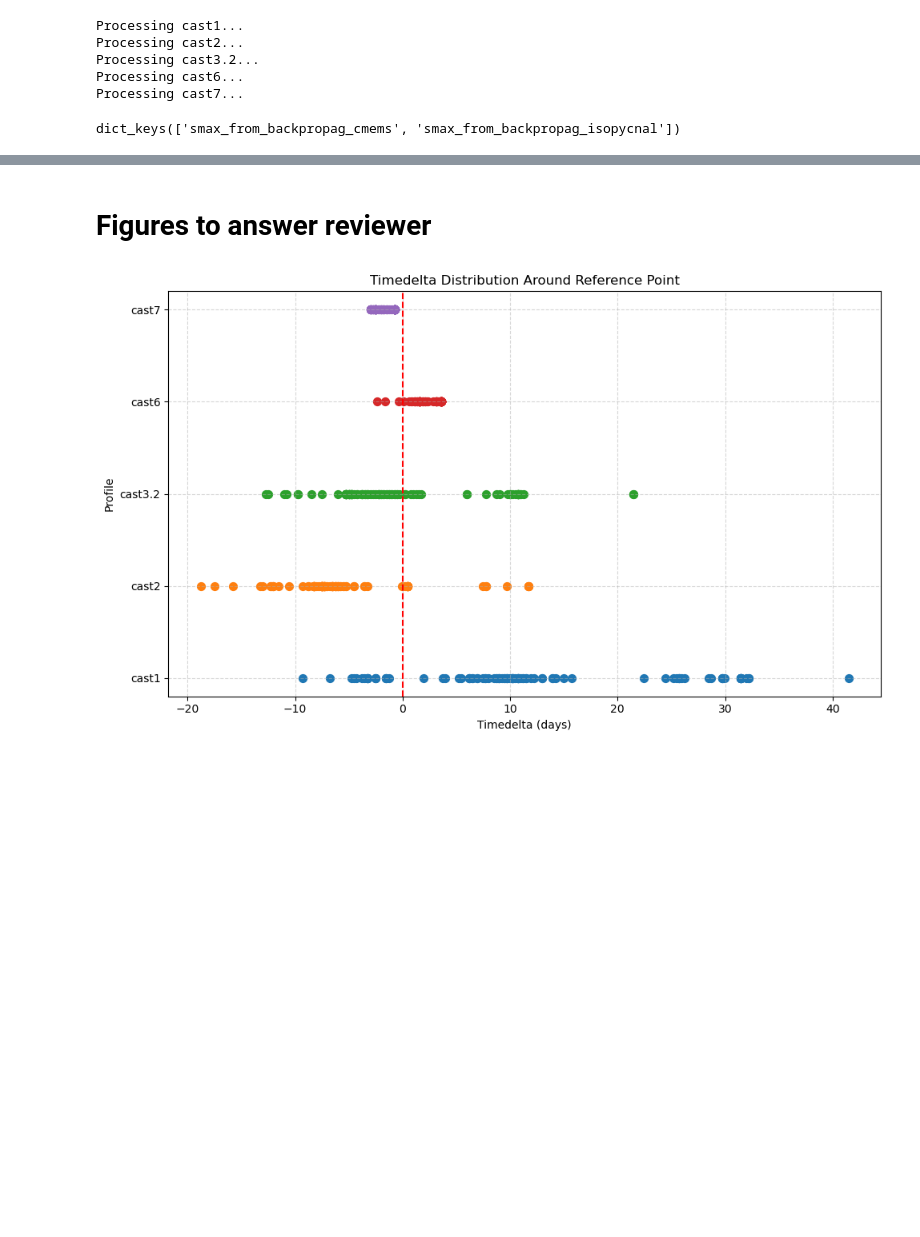
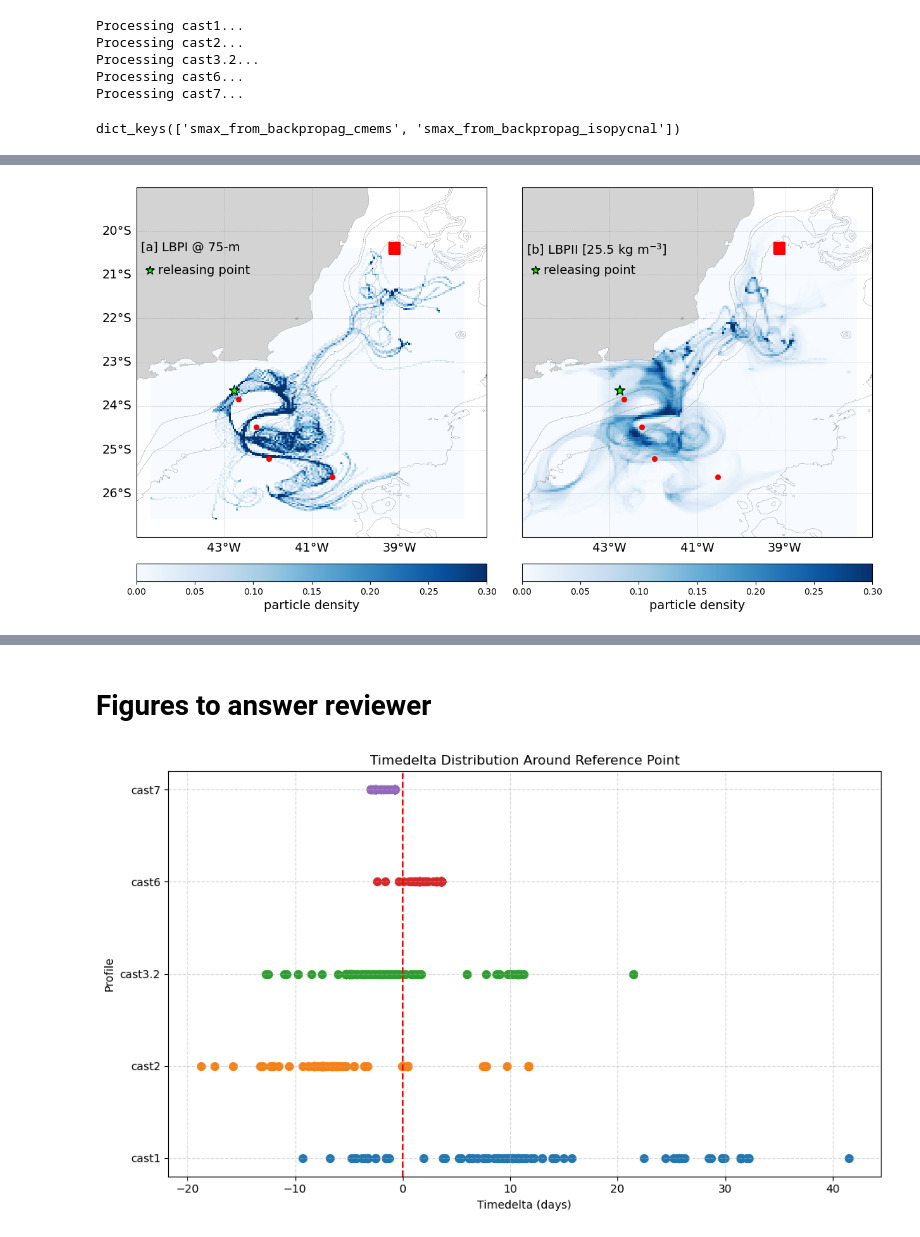
Before and after one commit to nilodna/smax_pathways, a Jupyter notebook: scripts/00_manuscript_lagrangian_analysis.ipynb, the cells around one changed output, grey strips where cells are left out. Drawn from its saved outputs; the diff is of its cells as text; code cells hidden in the pictures; blank space fills up the shorter version.

Commit message:
changing the lagrangian results to: (i) extent the domain northwards and (ii) comeback forward propagation analysis

```diff
--- a/scripts/00_manuscript_lagrangian_analysis.ipynb
+++ b/scripts/00_manuscript_lagrangian_analysis.ipynb
@@ -70,4 +57,18 @@ experiments.keys()
 # %% [output]
 dict_keys(['smax_from_backpropag_cmems', 'smax_from_backpropag_isopycnal'])
 # %%
-zoomed_extent= [-50, -37, -30, -21.5]
+zoomed_extent = [-50, -37, -30, -21.5]
+zoomed_extent = [-45, -37, -27, -19]
+
+bathy = xr.open_dataset('../data/gebco_updated.nc')
+# rename variables for a padronization
+bathy = bathy.rename({'elevation': 'depth'})
+bathy = bathy.where(bathy['depth'] < 0, drop=True)
+
+# regional selection (for both dataset loaded)
+lon_lower, lon_upper = zoomed_extent[0], zoomed_extent[1] #-50, -40
+lat_lower, lat_upper = zoomed_extent[2], zoomed_extent[3] #-29, -23
+
+# bathymetry
+bathy = bathy.sel(lon=slice(lon_lower, lon_upper),
+                lat=slice(lat_lower, lat_upper))
@@ -236,0 +75,72 @@ fig.patch.set_alpha(1.0)
+# %%
+fig,axes = subplots_structure(2, 1, (15,18), 2)
+# titles = ['[a] back propagation @ 50-m', '[b] Isopycnal surface advection [25.5]', '[b] east release @ 75-m' ,'[c] north release @ 75-m']
+titles = ['[a] LBPI @ 75-m', r'[b] LBPII [25.5 kg m$^{-3}$]']
+# titles = ['[a] LBPI', '[b] LBPII', '[c] LFPE', '[d] LFPN']
+maxvalues = [0.3, 0.3]
+
+cont = 0
+
+for key,ax in zip(experiments.keys(), axes):
+    p = experiments[key]['outfile']
+    lons = p.lon.values[~np.isnan(p.lon.values)].ravel()
+    lats = p.lat.values[~np.isnan(p.lat.values)].ravel()
+    _ = ax.hist2d(lons, lats, bins=180, cmap='Blues', density=True, vmin=0, vmax=maxvalues[cont])
+    cb = plt.colorbar(_[-1], location='bottom', pad=.03)
+    cb.set_label('particle density', fontsize=14)
+
+    ax.set_extent(zoomed_extent, crs=ccrs.PlateCarree())
+
+    states_provinces = cfeature.NaturalEarthFeature(
+            category='physical',name='coastline',scale='10m',
+            facecolor='lightgray')
+    ax.add_feature(states_provinces, edgecolor='black',linewidth=.1)
+
+    ### CONFIGURING MERIDIANS AND PARALLELS
+    gl = ax.gridlines(crs=ccrs.PlateCarree(),draw_labels=True,linewidth=.4,
+                    color='gray', alpha=0.5, linestyle='--',
+                    xlocs=list(np.arange(zoomed_extent[0], zoomed_extent[1], 2)),
+                    ylocs=list(np.arange(zoomed_extent[2], zoomed_extent[3], 1)),)
+
+    if cont in [0,2]:
+        gl.xlabels_top = False
+        gl.ylabels_right = False
+    else:
+        gl.xlabels_top = False
+        gl.ylabels_right = False
+        gl.ylabels_left = False
+
+    gl.xformatter = LONGITUDE_FORMATTER
+    gl.yformatter = LATITUDE_FORMATTER
+    gl.ylabel_style = {'color': 'black', 'fontsize': '14'}
+    gl.xlabel_style = {'color': 'black', 'fontsize': '14'}
+
+    # plotting selected profiles locations
+    for cast,values in dict_casts.items():
+        prof = values['prof']
+        str_time = values['time'].strftime("%m/%d")
+        xlon = values['xlon']
+        ylat = values['ylat']
+
+        ax.scatter(xlon, ylat, c='r', s=30)
+
+    ax.scatter(experiments[key]['center_launch'][0], experiments[key]['center_launch'][1],
+               marker='*', c='lime', s=150, zorder=10, edgecolor='k')
+    ax.scatter( -39.122001059015886,-20.390281295192196, marker='s', c='r', zorder=10, s=150)
+
+    # ax.set_title(titles[cont], loc='left', fontsize=14, y=0.90)
+    ax.text(-44.9, -20.25, titles[cont], fontsize=14, ha='left', va='top')
+    ax.scatter(-44.7, -20.9, marker='*', c='lime', s=100, zorder=10, edgecolor='k')
+    ax.text(-44.5, -20.9, 'releasing point', fontsize=14, ha='left', va='center')
+    bathy.depth.plot.contour(ax=ax,
+                             levels=[-200, -1000, -2000, -4000],
+                             colors=('k'), linewidths=(0.2), linestyles=('--'))
+
+    cont += 1
+
+plt.subplots_adjust(hspace=-0.45, wspace=.1)
+
+fig.patch.set_alpha(1.0)
+# plt.savefig('../figures/manuscript/00_manuscript_lagrangian_analysis_backpropagation.png', bbox_inches="tight", dpi=300)
+# %% [output]
+[figure, added]
```
Also changed, not shown: parts of 4 cells of this notebook, 1 other file.
